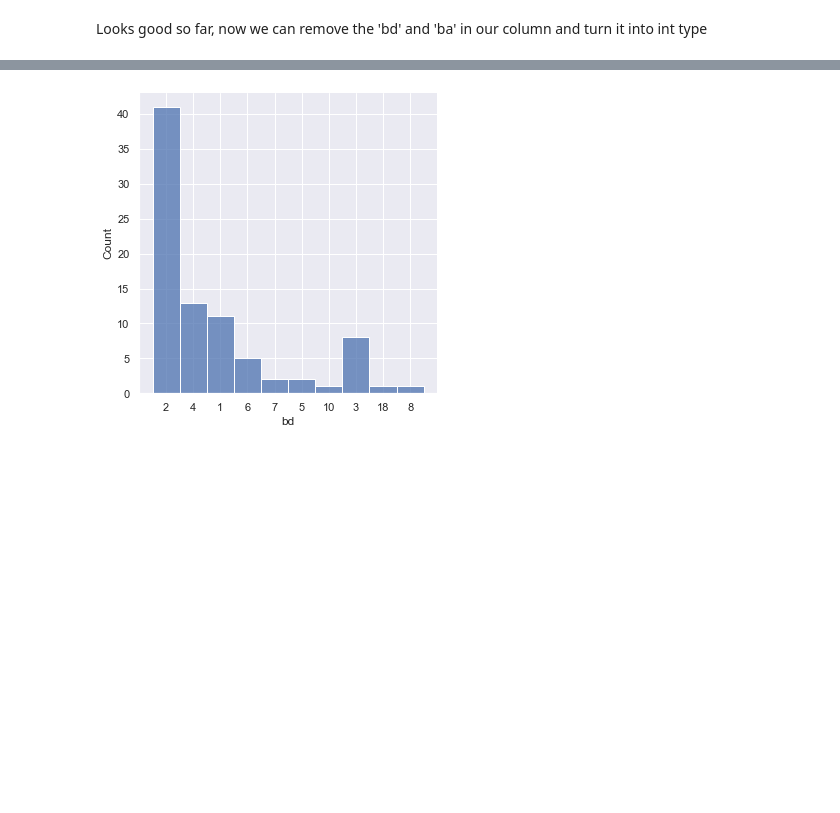
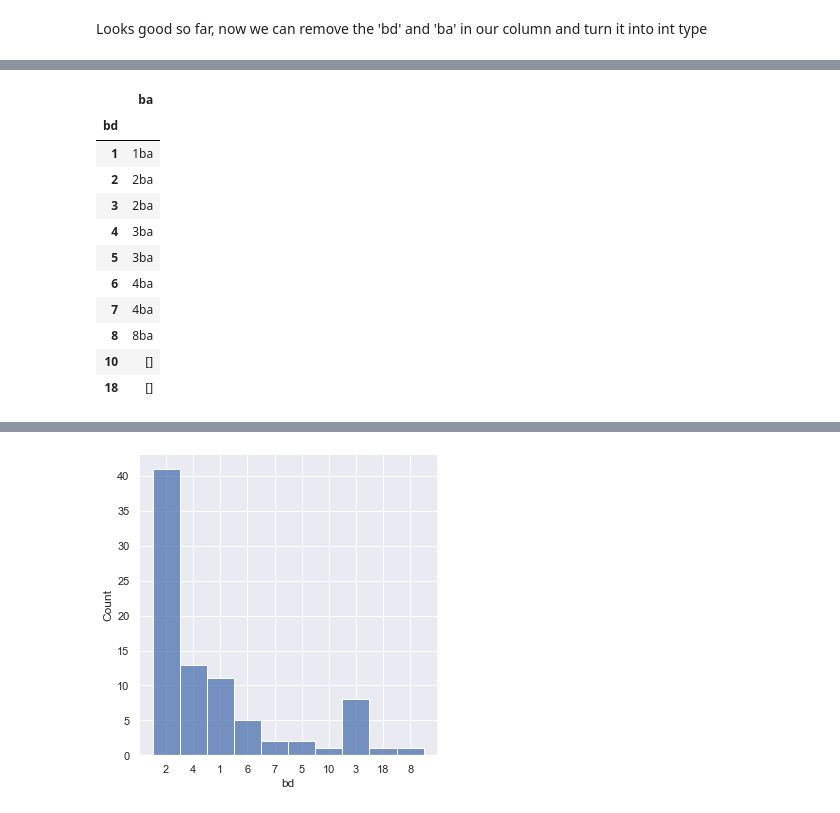
Before and after one commit to PlacidSerene/Housing-Analysis, a Jupyter notebook: House_Prediction.ipynb, the cells around one changed output, grey strips where cells are left out. Saved outputs shown, nothing was run; the diff lists cells and outputs as text; code cells hidden in the pictures; blank space fills up the shorter version.

```diff
--- a/House_Prediction.ipynb
+++ b/House_Prediction.ipynb
@@ -178,0 +186,15 @@ df[df['sqft'] == '778 (on 0.25 acres)']
+# %%
+df[['bd','ba']].groupby(['bd']).agg(pd.Series.mode)
+# %% [output]
+|  | ba |
+| bd |  |
+| 1 | 1ba |
+| 2 | 2ba |
+| 3 | 2ba |
+| 4 | 3ba |
+| 5 | 3ba |
+| 6 | 4ba |
+| 7 | 4ba |
+| 8 | 8ba |
+| 10 | [] |
+| 18 | [] |
```
Also changed, not shown: parts of 11 cells of this notebook.
